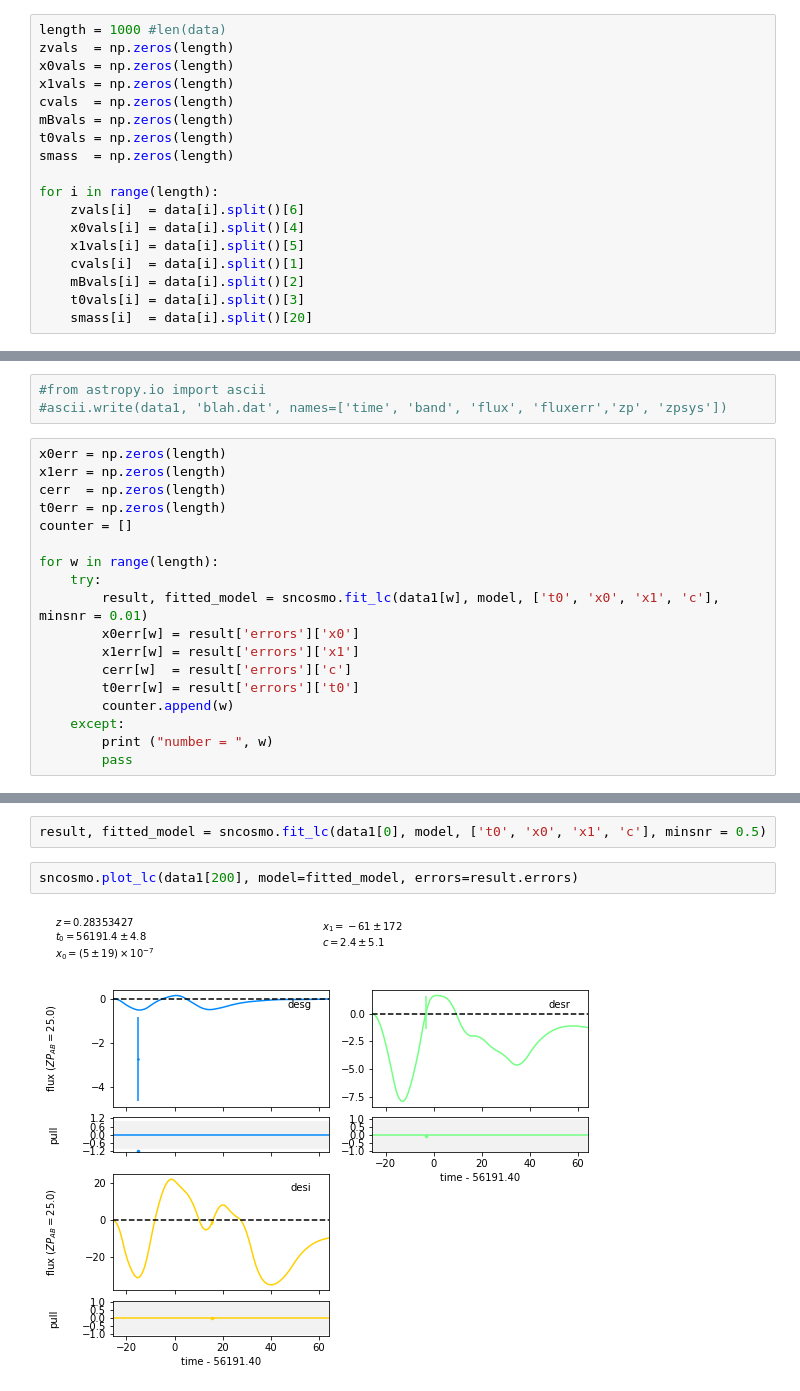
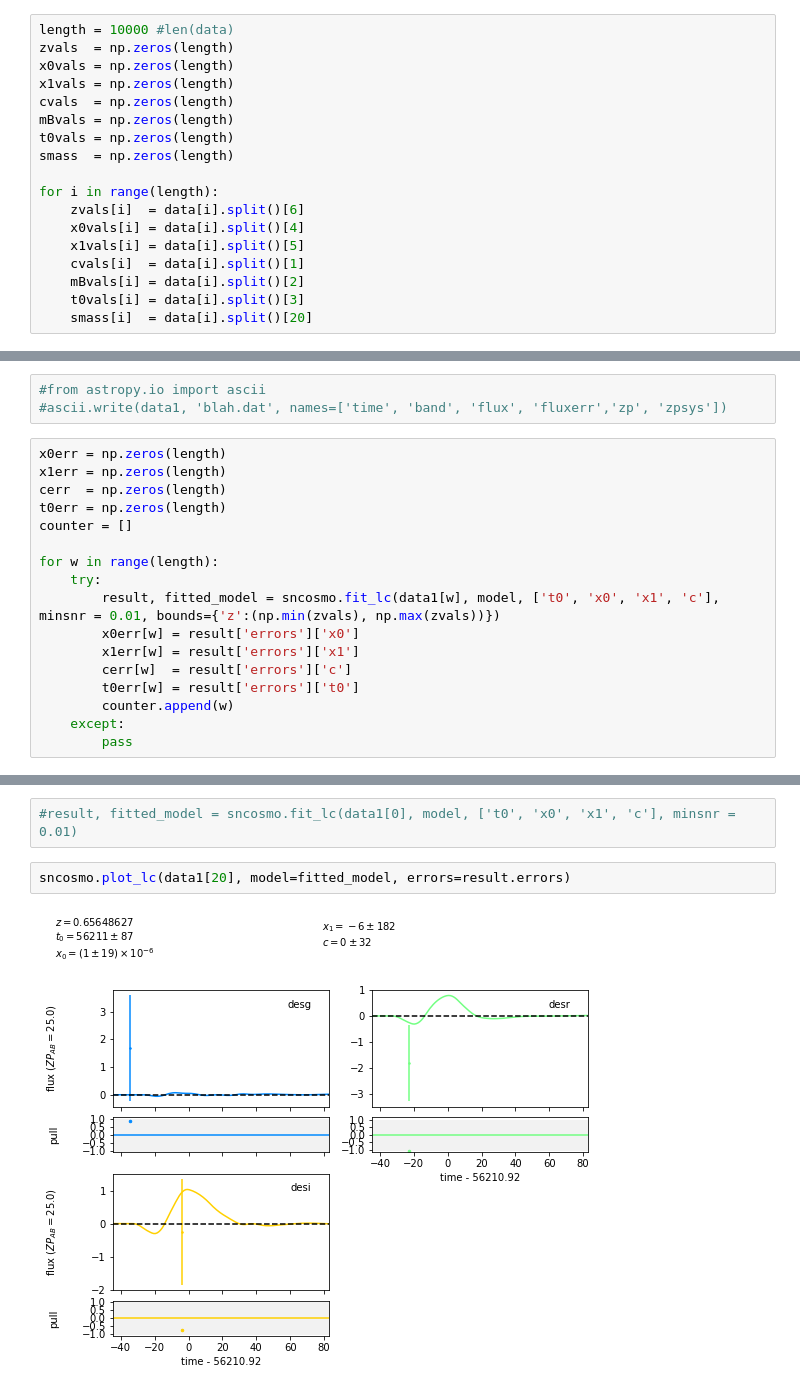
Before and after one commit to Andromedanita/vpec_sn_hack, a Jupyter notebook: Notebooks/sn_cosmo_renee_SNTable_SNe.ipynb, the cells around one changed output, grey strips where cells are left out. Cells and saved outputs as stored; diff of their text form.

```diff
--- a/Notebooks/sn_cosmo_renee_SNTable_SNe.ipynb
+++ b/Notebooks/sn_cosmo_renee_SNTable_SNe.ipynb
@@ -25,7 +25,7 @@ vvv.columns
 # %% [output]
 Index(['galaxy_id c mB t0 x0 x1 z random_Hosting rand_host zbin "Unnamed: 0" diskMassStellar morphology/diskHalfLightRadiusArcsec morphology/diskMinorAxisArcsec morphology/positionAngle morphology/sph ...
 # %%
-length = 1000 #len(data)
+length = 10000 #len(data)
 zvals  = np.zeros(length)
 x0vals = np.zeros(length)
 x1vals = np.zeros(length)
@@ -254,13 +274,12 @@ counter = []
 
 for w in range(length):
     try:
-        result, fitted_model = sncosmo.fit_lc(data1[w], model, ['t0', 'x0', 'x1', 'c'], minsnr = 0.01)
+        result, fitted_model = sncosmo.fit_lc(data1[w], model, ['t0', 'x0', 'x1', 'c'], minsnr = 0.01, bounds={'z':(np.min(zvals), np.max(zvals))})
         x0err[w] = result['errors']['x0']
         x1err[w] = result['errors']['x1']
         cerr[w]  = result['errors']['c']
         t0err[w] = result['errors']['t0']
         counter.append(w)
     except:
-        print ("number = ", w)
         pass
 # %% [output]
@@ -346,6 +303,6 @@ fcn is called with following arguments:
 # %%
-result, fitted_model = sncosmo.fit_lc(data1[0], model, ['t0', 'x0', 'x1', 'c'], minsnr = 0.5)
+#result, fitted_model = sncosmo.fit_lc(data1[0], model, ['t0', 'x0', 'x1', 'c'], minsnr = 0.01)
 # %%
-sncosmo.plot_lc(data1[200], model=fitted_model, errors=result.errors)
+sncosmo.plot_lc(data1[20], model=fitted_model, errors=result.errors)
 # %% [output]
-[figure, old version]
+[figure, new version]
```
Also changed, not shown: parts of 19 cells of this notebook.
